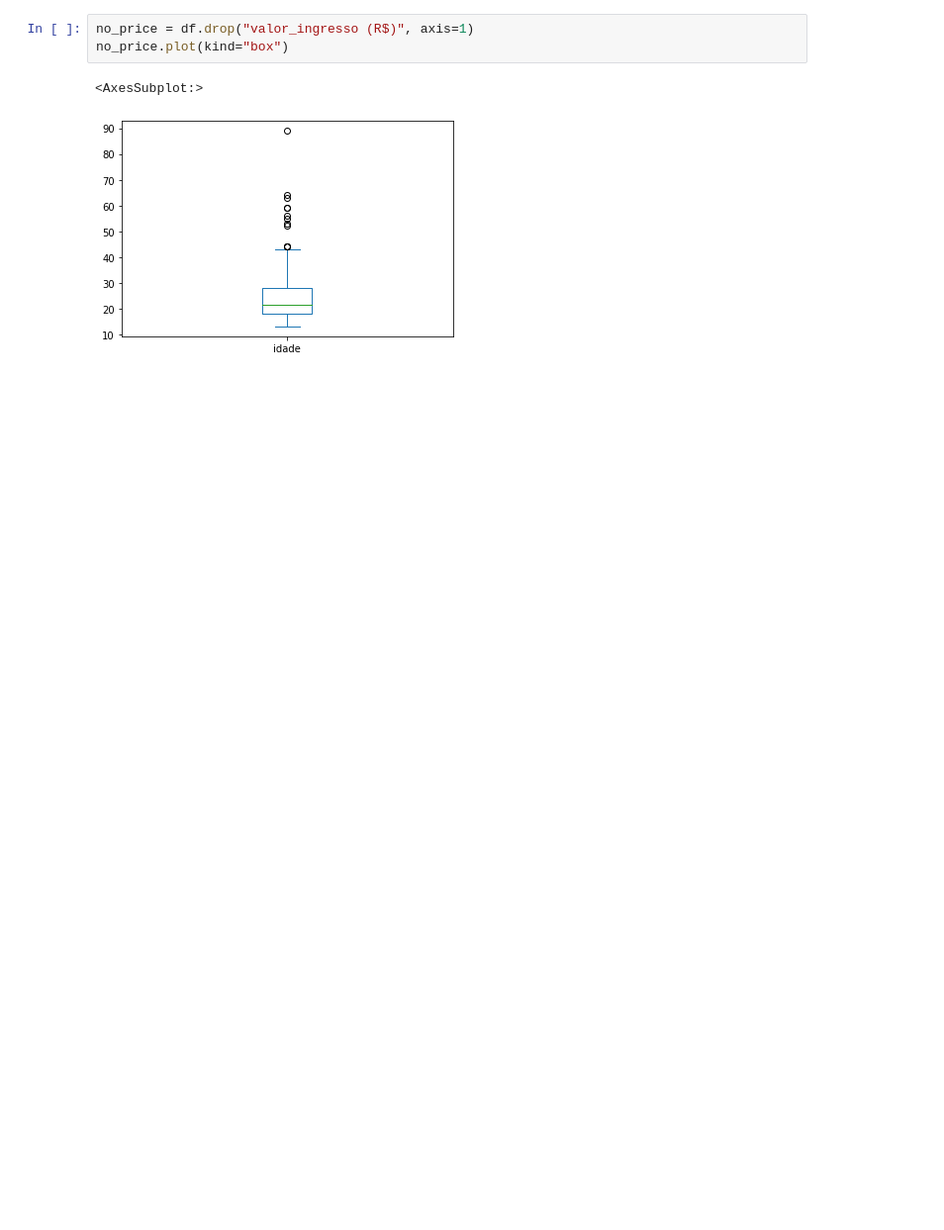
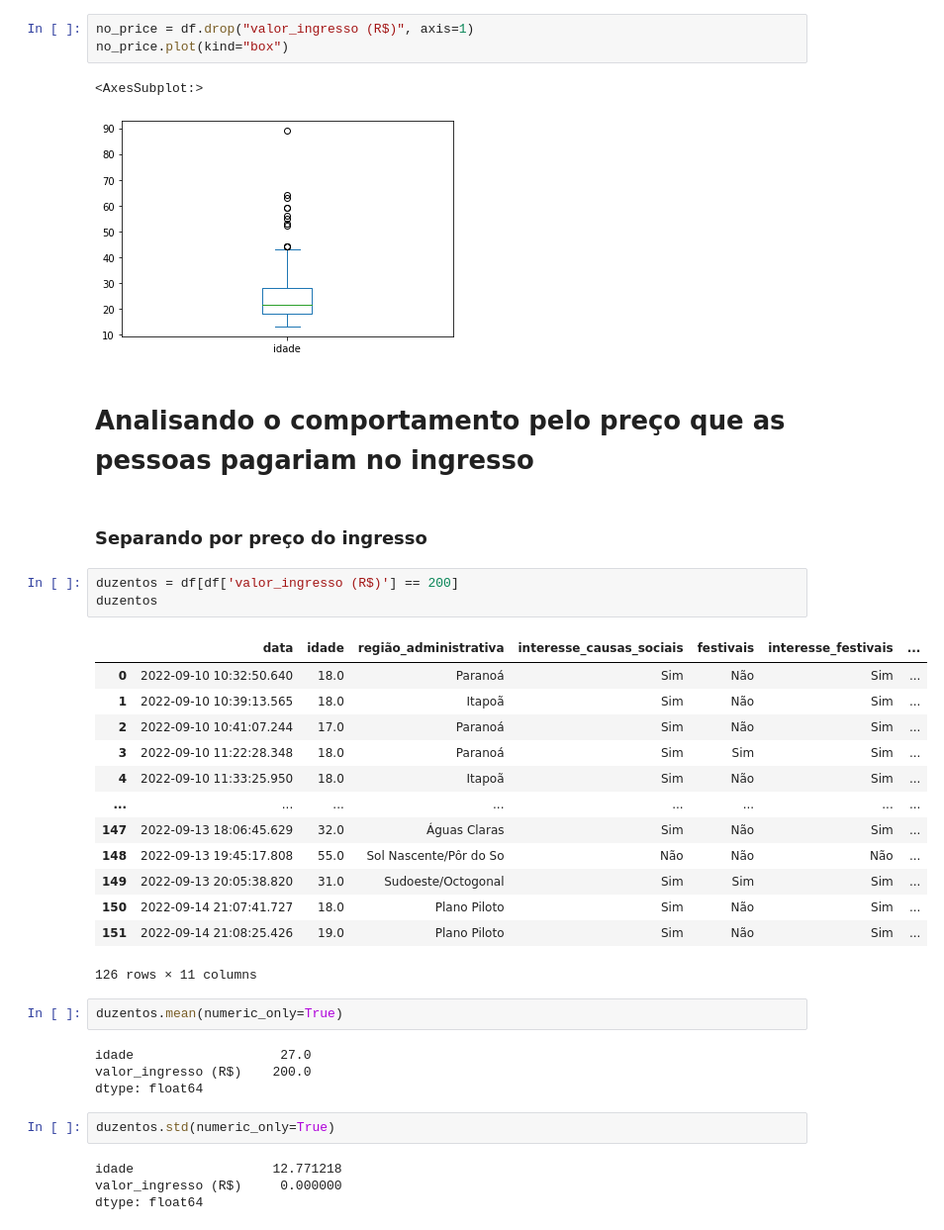
Before and after one commit to n3vrmr/data_studies, a Jupyter notebook: fcm_festival_alfa.ipynb, the cells around one changed output. Shown: that part at 99% size. Cells and saved outputs as stored; diff of their text form; blank space fills up the shorter version.

```diff
--- a/fcm_festival_alfa.ipynb
+++ b/fcm_festival_alfa.ipynb
@@ -301,3 +327,36 @@ no_price.plot(kind="box")
 # %% [output]
 <AxesSubplot:>
 [figure]
+# %% [markdown]
+# Analisando o comportamento pelo preço que as pessoas pagariam no ingresso
+# %% [markdown]
+### Separando por preço do ingresso
+# %%
+duzentos = df[df['valor_ingresso (R$)'] == 200]
+duzentos
+# %% [output]
+|  | data | idade | região_administrativa | interesse_causas_sociais | festivais | interesse_festivais | ... |
+| 0 | 2022-09-10 10:32:50.640 | 18.0 | Paranoá | Sim | Não | Sim | ... |
+| 1 | 2022-09-10 10:39:13.565 | 18.0 | Itapoã | Sim | Não | Sim | ... |
+| 2 | 2022-09-10 10:41:07.244 | 17.0 | Paranoá | Sim | Não | Sim | ... |
+| 3 | 2022-09-10 11:22:28.348 | 18.0 | Paranoá | Sim | Sim | Sim | ... |
+| 4 | 2022-09-10 11:33:25.950 | 18.0 | Itapoã | Sim | Não | Sim | ... |
+| ... | ... | ... | ... | ... | ... | ... | ... |
+| 147 | 2022-09-13 18:06:45.629 | 32.0 | Águas Claras | Sim | Não | Sim | ... |
+| 148 | 2022-09-13 19:45:17.808 | 55.0 | Sol Nascente/Pôr do So | Não | Não | Não | ... |
+| 149 | 2022-09-13 20:05:38.820 | 31.0 | Sudoeste/Octogonal | Sim | Sim | Sim | ... |
+| 150 | 2022-09-14 21:07:41.727 | 18.0 | Plano Piloto | Sim | Não | Sim | ... |
+| 151 | 2022-09-14 21:08:25.426 | 19.0 | Plano Piloto | Sim | Não | Sim | ... |
+126 rows × 11 columns
+# %%
+duzentos.mean(numeric_only=True)
+# %% [output]
+idade                   27.0
+valor_ingresso (R$)    200.0
+dtype: float64
+# %%
+duzentos.std(numeric_only=True)
+# %% [output]
+idade                  12.771218
+valor_ingresso (R$)     0.000000
+dtype: float64
```
Also changed, not shown: parts of 72 cells of this notebook.
